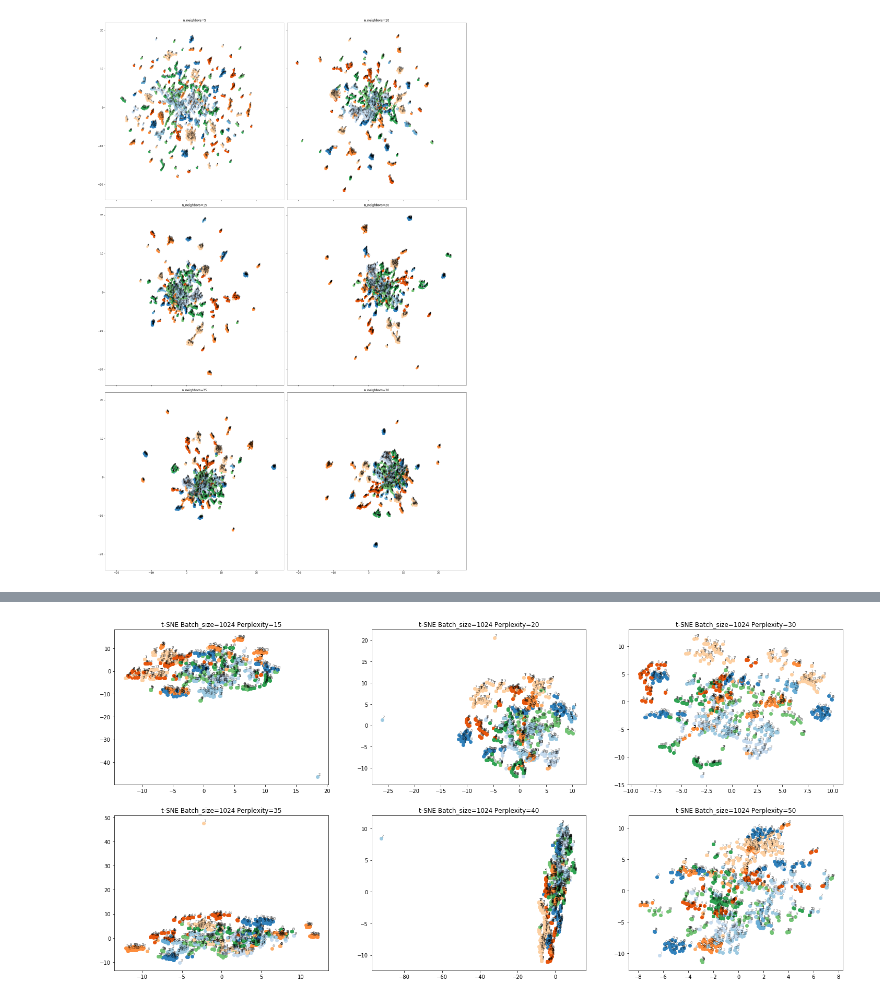
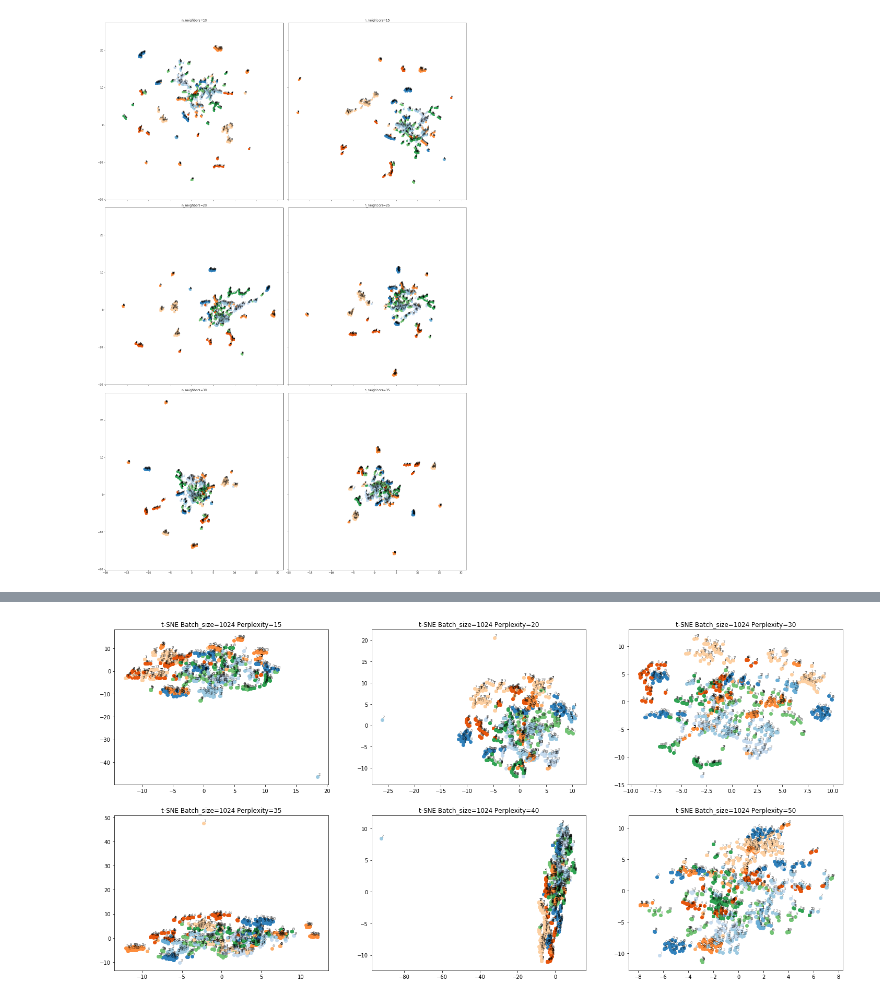
Before and after one commit to ksangeeta2429/l3embedding, a Jupyter notebook: embedding_dim_reduction_viz.ipynb, the cells around one changed output, grey strips where cells are left out. Cells and saved outputs as stored; diff of their text form; code cells hidden in the pictures.

```diff
--- a/embedding_dim_reduction_viz.ipynb
+++ b/embedding_dim_reduction_viz.ipynb
@@ -120,7 +120,7 @@ feature_mode='framewise'
 non_overlap=False
 non_overlap_chunk_size=10
 use_min_max=False
-fold_idx_list = [0, 1]
+fold_idx_list = [0]
 
 #Loading data for dimensionality reduction
 viz_data = get_data(features_dir, fold_idx_list)
@@ -134,7 +134,7 @@ min_max_scaler, stdizer = preprocess_data(viz_data, feature_mode=feature_mode,\
 X = viz_data['features']
 y = viz_data['labels']
 # %%
-batch_size=4096
+batch_size=1024
 data = X[:batch_size,:]
 labels = y[:batch_size]
 #data = X
@@ -143,17 +143,17 @@ labels = y[:batch_size]
 # %%
 import umap
 
-neighbor_list = [5, 10, 15, 20, 25, 30]
+neighbor_list = [10, 15, 20, 25, 30, 35]
 plt.close('all')
 fig, axs = plt.subplots(3, 2, figsize=(20, 30), sharex=True, sharey=True)
 axis = [axs[0, 0], axs[0, 1], axs[1, 0], axs[1, 1] , axs[2, 0], axs[2, 1]]
 show = False
 
 for i, neighbors in enumerate(neighbor_list):
     if i == len(neighbor_list)-1:
         show=True
-    umap_data = umap.umap_.UMAP(n_neighbors=neighbors, min_dist=0.5, n_components=2).fit_transform(data)
+    umap_data = umap.umap_.UMAP(n_neighbors=neighbors, min_dist=0.3, n_components=2).fit_transform(data)
     plt_title = 'n_neighbors='+str(neighbors)
     show_viz_subplots(umap_data, labels, plt_title, ax=axis[i], show=show)
 # %% [output]
-[figure, old version]
+[figure, new version]
```
Also changed, not shown: parts of 3 cells of this notebook, 3 other files.
